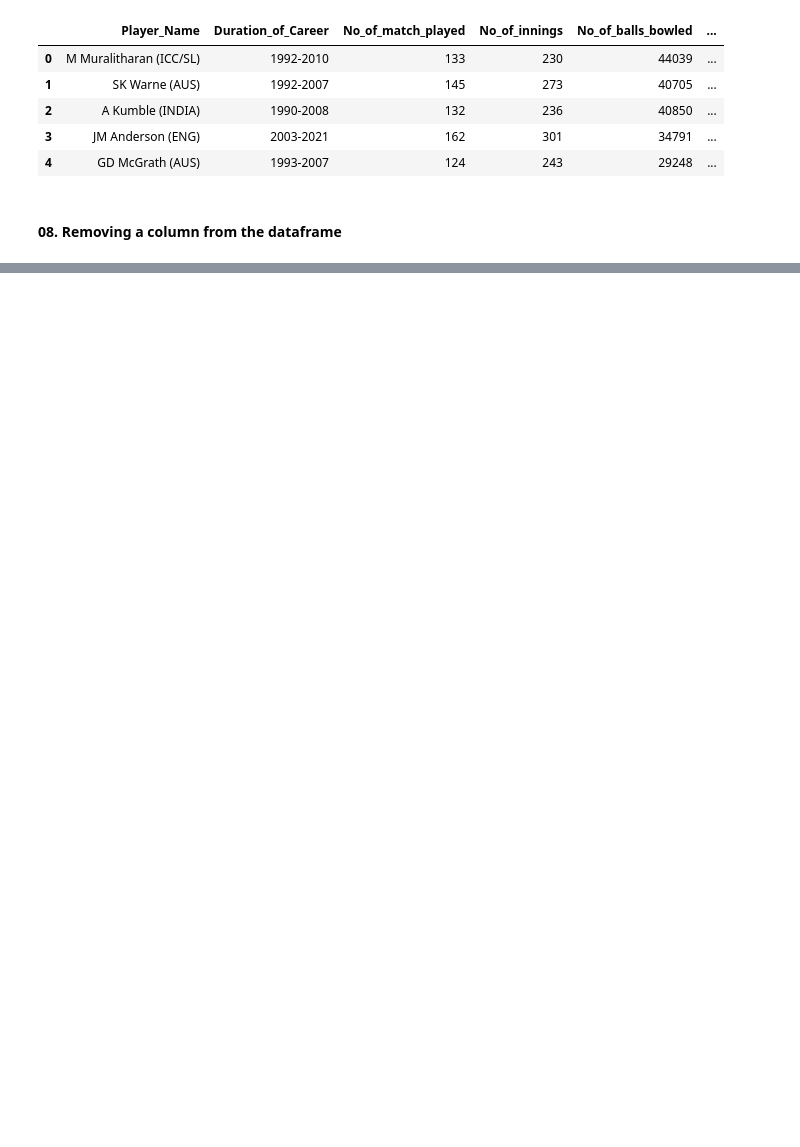
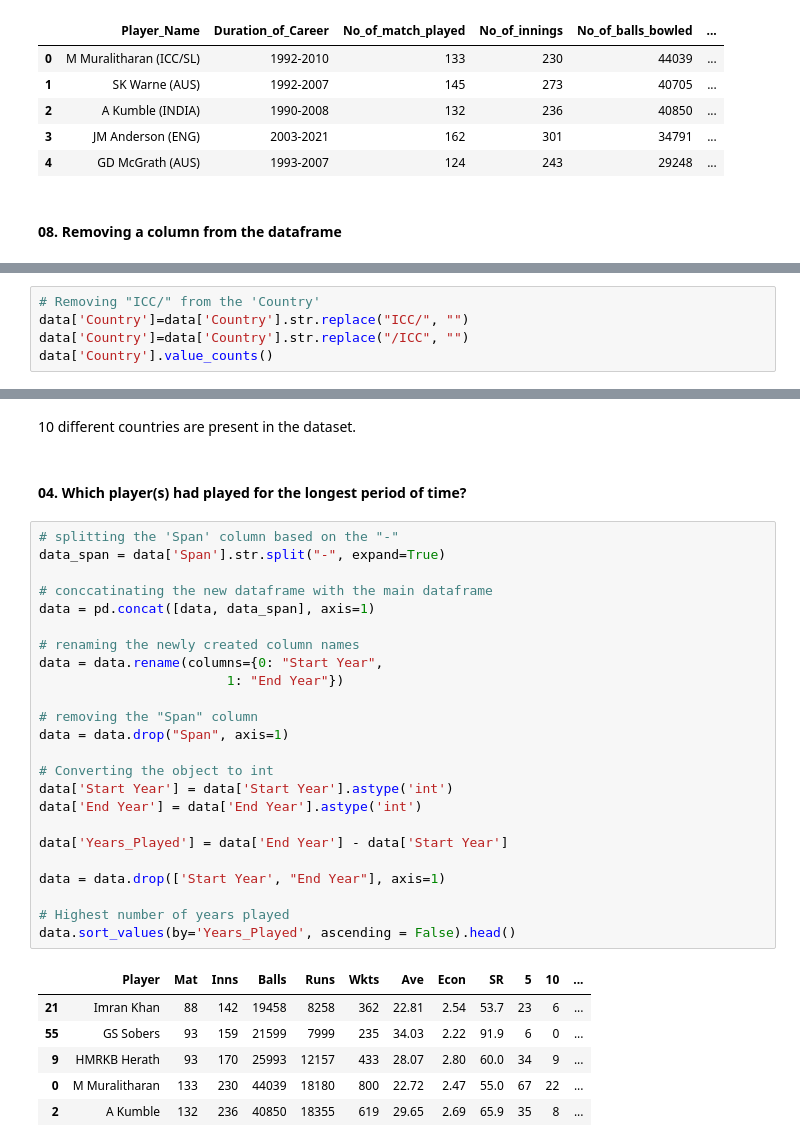
Before and after one commit to sumanbiswas3293/Test_Cricket_Bowling_Analysis, a Jupyter notebook: test_cricket_analysis.ipynb, the cells around one changed output, grey strips where cells are left out. Cells and saved outputs as stored; diff of their text form; blank space fills up the shorter version.

```diff
--- a/test_cricket_analysis.ipynb
+++ b/test_cricket_analysis.ipynb
@@ -156,0 +222,5 @@ display(df.head())
+# %%
+# Removing "ICC/" from the 'Country'
+data['Country']=data['Country'].str.replace("ICC/", "")
+data['Country']=data['Country'].str.replace("/ICC", "")
+data['Country'].value_counts()
@@ -156,0 +239,35 @@ display(df.head())
+# %% [markdown]
+10 different countries are present in the dataset.
+# %% [markdown]
+#### 04. Which player(s) had played for the longest period of time?
+# %%
+# splitting the 'Span' column based on the "-"
+data_span = data['Span'].str.split("-", expand=True)
+
+# conccatinating the new dataframe with the main dataframe
+data = pd.concat([data, data_span], axis=1)
+
+# renaming the newly created column names
+data = data.rename(columns={0: "Start Year",
+                        1: "End Year"})
+
+# removing the "Span" column
+data = data.drop("Span", axis=1)
+
+# Converting the object to int
+data['Start Year'] = data['Start Year'].astype('int')
+data['End Year'] = data['End Year'].astype('int')
+
+data['Years_Played'] = data['End Year'] - data['Start Year']
+
+data = data.drop(['Start Year', "End Year"], axis=1)
+
+# Highest number of years played
+data.sort_values(by='Years_Played', ascending = False).head()
+# %% [output]
+|  | Player | Mat | Inns | Balls | Runs | Wkts | Ave | Econ | SR | 5 | 10 | ... |
+| 21 | Imran Khan | 88 | 142 | 19458 | 8258 | 362 | 22.81 | 2.54 | 53.7 | 23 | 6 | ... |
+| 55 | GS Sobers | 93 | 159 | 21599 | 7999 | 235 | 34.03 | 2.22 | 91.9 | 6 | 0 | ... |
+| 9 | HMRKB Herath | 93 | 170 | 25993 | 12157 | 433 | 28.07 | 2.80 | 60.0 | 34 | 9 | ... |
+| 0 | M Muralitharan | 133 | 230 | 44039 | 18180 | 800 | 22.72 | 2.47 | 55.0 | 67 | 22 | ... |
+| 2 | A Kumble | 132 | 236 | 40850 | 18355 | 619 | 29.65 | 2.69 | 65.9 | 35 | 8 | ... |
```
Also changed, not shown: parts of 32 cells of this notebook.
